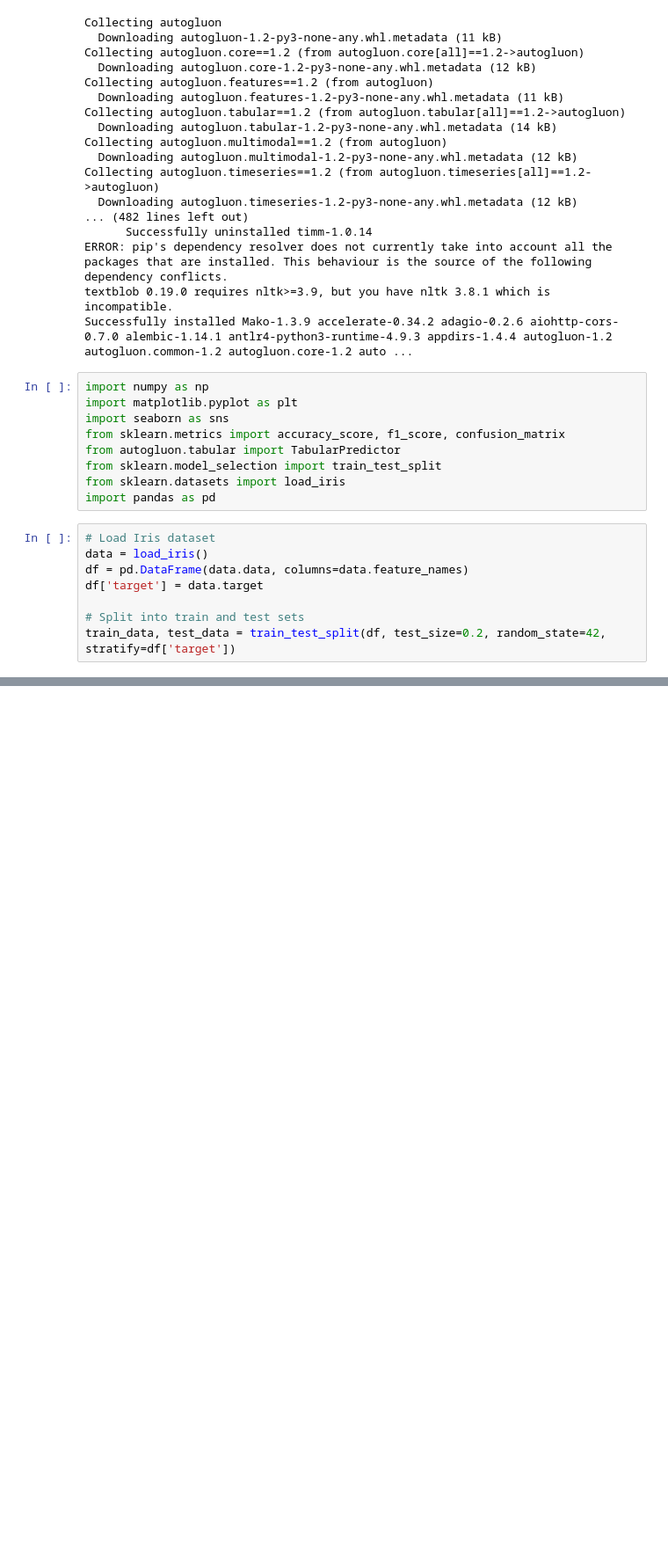
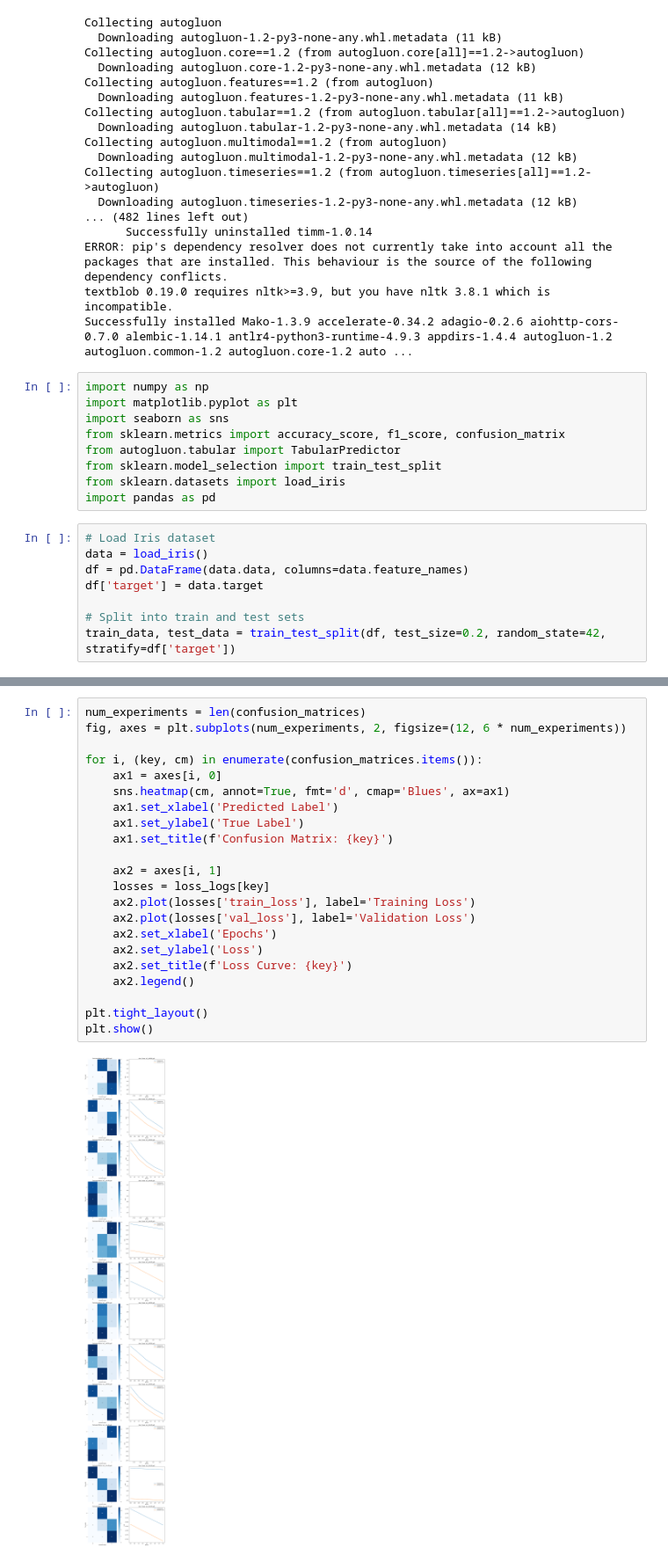
Before and after one commit to PraneelUJ/CS203_Lab_6, a Jupyter notebook: stt_lab6_task2.ipynb, the cells around one changed output, grey strips where cells are left out. Shown: that part at 88% size. Saved outputs shown, nothing was run; the diff lists cells and outputs as text; blank space fills up the shorter version.

```diff
--- a/stt_lab6_task2.ipynb
+++ b/stt_lab6_task2.ipynb
@@ -322,0 +256,24 @@ AssertionError: Trainer has no fit models that can infer.
+# %%
+num_experiments = len(confusion_matrices)
+fig, axes = plt.subplots(num_experiments, 2, figsize=(12, 6 * num_experiments))
+
+for i, (key, cm) in enumerate(confusion_matrices.items()):
+    ax1 = axes[i, 0]
+    sns.heatmap(cm, annot=True, fmt='d', cmap='Blues', ax=ax1)
+    ax1.set_xlabel('Predicted Label')
+    ax1.set_ylabel('True Label')
+    ax1.set_title(f'Confusion Matrix: {key}')
+
+    ax2 = axes[i, 1]
+    losses = loss_logs[key]
+    ax2.plot(losses['train_loss'], label='Training Loss')
+    ax2.plot(losses['val_loss'], label='Validation Loss')
+    ax2.set_xlabel('Epochs')
+    ax2.set_ylabel('Loss')
+    ax2.set_title(f'Loss Curve: {key}')
+    ax2.legend()
+
+plt.tight_layout()
+plt.show()
+# %% [output]
+[figure, added]
```
Also changed, not shown: parts of 21 cells of this notebook.
